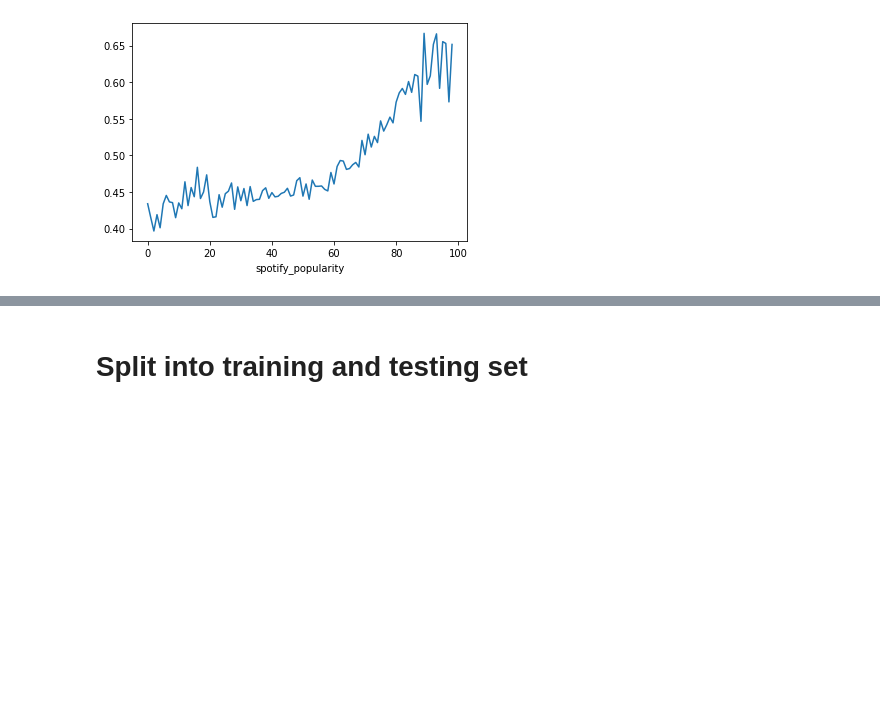
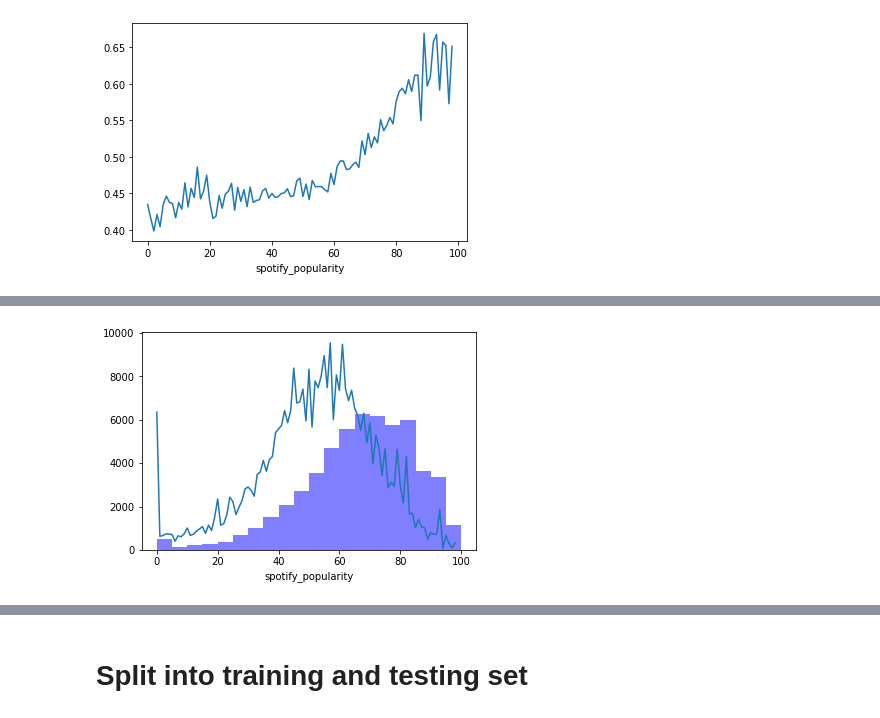
Before and after one commit to sstoikov/music-recommender, a Jupyter notebook: MusicRecommender.ipynb, the cells around one changed output, grey strips where cells are left out. Cells and saved outputs as stored; diff of their text form; code cells hidden in the pictures; blank space fills up the shorter version.

```diff
--- a/MusicRecommender.ipynb
+++ b/MusicRecommender.ipynb
@@ -18,0 +51,13 @@ interactions_from_selected_users_df.groupby(['spotify_popularity']).mean()['like
+# %%
+piki_spotify_imports = pd.read_csv("piki_user_songs.csv",engine='python')
+mkt_share=piki_spotify_imports.groupby('pop_decile')['pop_decile'].count()/piki_spotify_imports.count()[0] #.sort_values(ascending=False)
+artists=[]
+pop_deciles=[]
+for index, song in piki_user_songs.iterrows():
+    artists.append(song['artist'])
+    pop_deciles.append(song['pop_decile'])
+
+interactions_from_selected_users_df.groupby(['spotify_popularity']).count()['liked'].plot()
+n, bins, patches = plt.hist(pop_deciles, 20, facecolor='blue', alpha=0.5)
+# %% [output]
+[figure, added]
```
Also changed, not shown: parts of 47 cells of this notebook, 1 other file.
